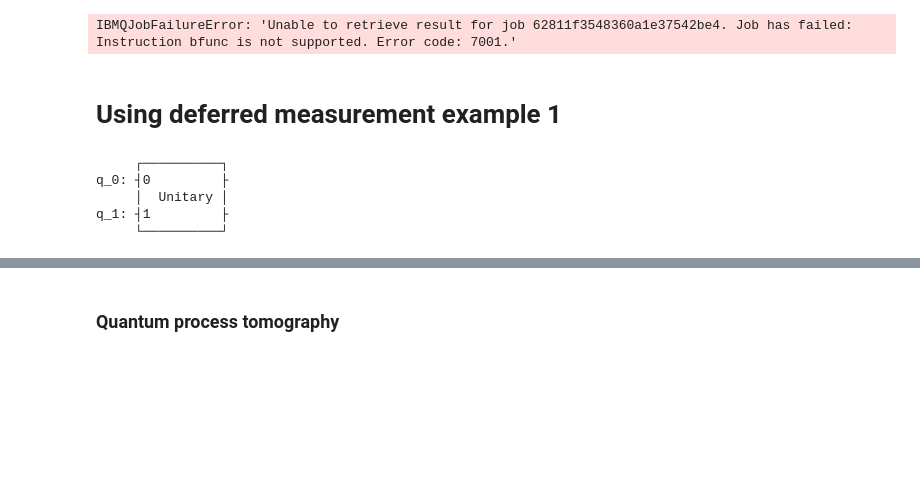
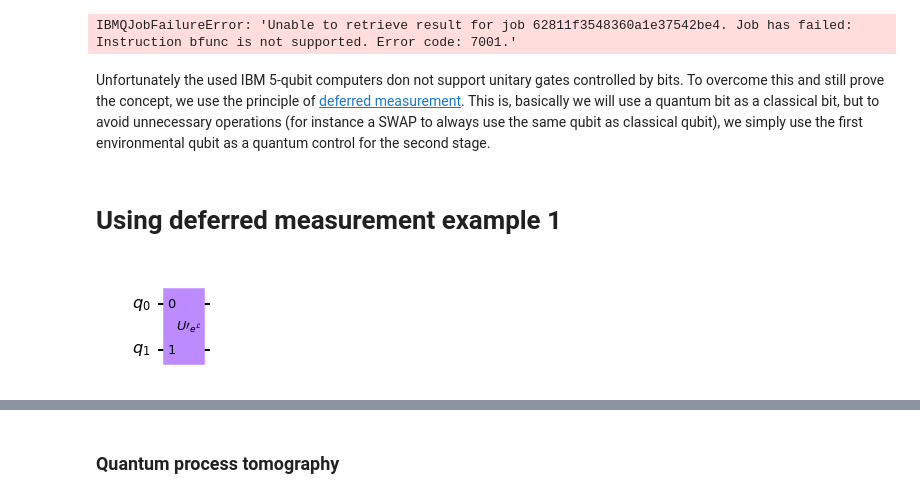
Before and after one commit to davidphysdavalos/quantum_computing, a Jupyter notebook: Implementing Quantum Channels in IBM computers..ipynb, the cells around one changed output, grey strips where cells are left out. Saved outputs shown, nothing was run; the diff lists cells and outputs as text; code cells hidden in the pictures; blank space fills up the shorter version.

```diff
--- a/Implementing Quantum Channels in IBM computers..ipynb
+++ b/Implementing Quantum Channels in IBM computers..ipynb
@@ -86,2 +91,4 @@ job.experiment_id
+# %% [markdown]
+Unfortunately the used IBM 5-qubit computers don not support unitary gates controlled by bits. To overcome this and still prove the concept, we use the principle of [deferred measurement](https://en.wikipedia.org/wiki/Deferred_Measurement_Principle). This is, basically we will use a quantum bit as a classical bit, but to avoid unnecessary operations (for instance a SWAP to always use the same qubit as classical qubit), we simply use the first environmental qubit as a quantum control for the second stage.
 # %% [markdown]
 # Using deferred measurement example 1
@@ -92,16 +94,0 @@ import numpy as np
-# %%
-U=[[0,0,0,1],
-   [0,1,0,0],
-   [0,0,1,0],
-   [1,0,0,0]
-  ]
-U2=[[1,0,0,0],
-   [0,2**-0.5,2**-0.5,0],
-   [0,2**-0.5,-2**-0.5,0],
-    [0,0,0,1]
-   ]
-U3=[[0,0,1,0],
-   [2**-0.5,0,0,2**-0.5],
-   [-2**-0.5,0,0,2**-0.5],
-    [0,1,0,0]
-   ]
@@ -108,15 +100,11 @@ U3=[[0,0,1,0],
 # %%
 qc1=QuantumCircuit(2)
-qc1.unitary(U2,[0,1])
+qc1.unitary(U2,[0,1],'$U_{e^{\mathcal{L}}}$')
 qc2=QuantumCircuit(2)
-qc2.unitary(U3,[0,1])
-qc2.draw()
+qc2.unitary(U3,[0,1],'$U{\prime}_{e^{\mathcal{L}}}$')
+qc2.draw('mpl')
 # %% [output]
-     ┌──────────┐
-q_0: ┤0         ├
-     │  Unitary │
-q_1: ┤1         ├
-     └──────────┘
+[figure, added]
 # %%
 q = QuantumRegister(3)
 qc=QuantumCircuit(q)
```
Also changed, not shown: parts of 30 cells of this notebook.
